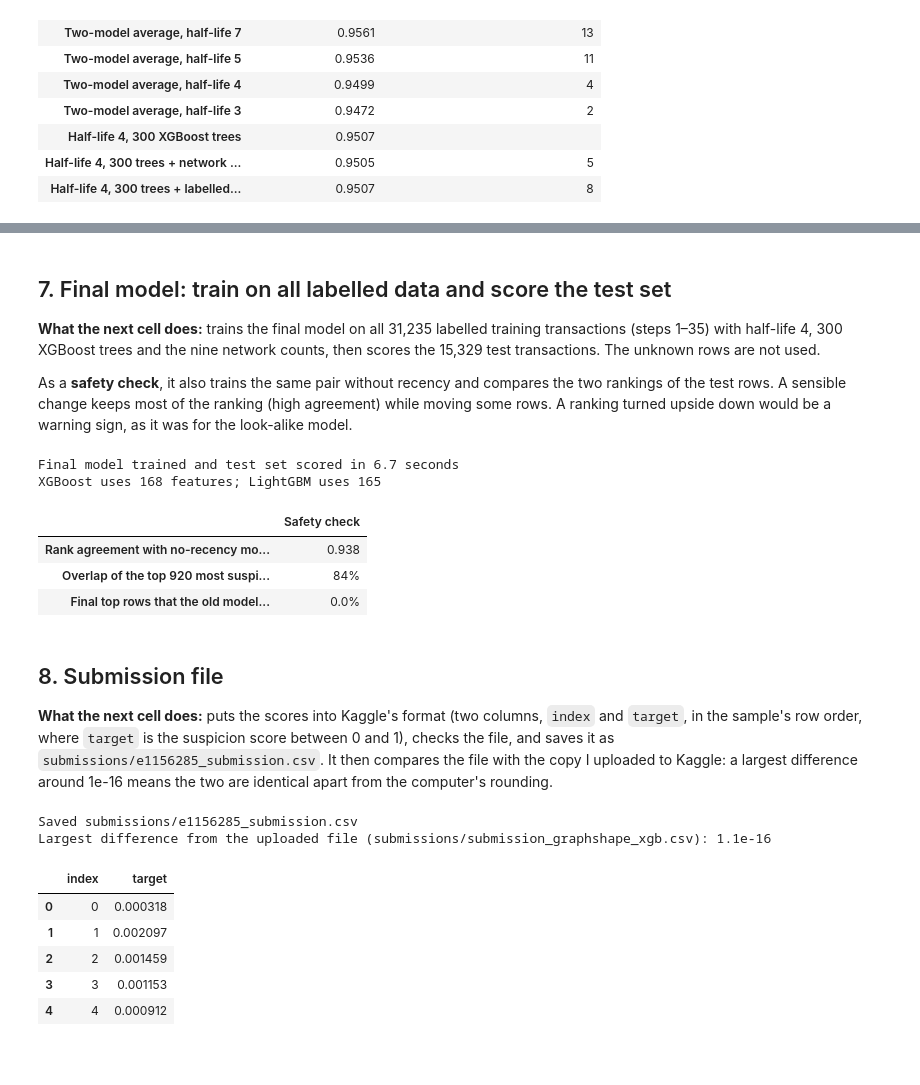
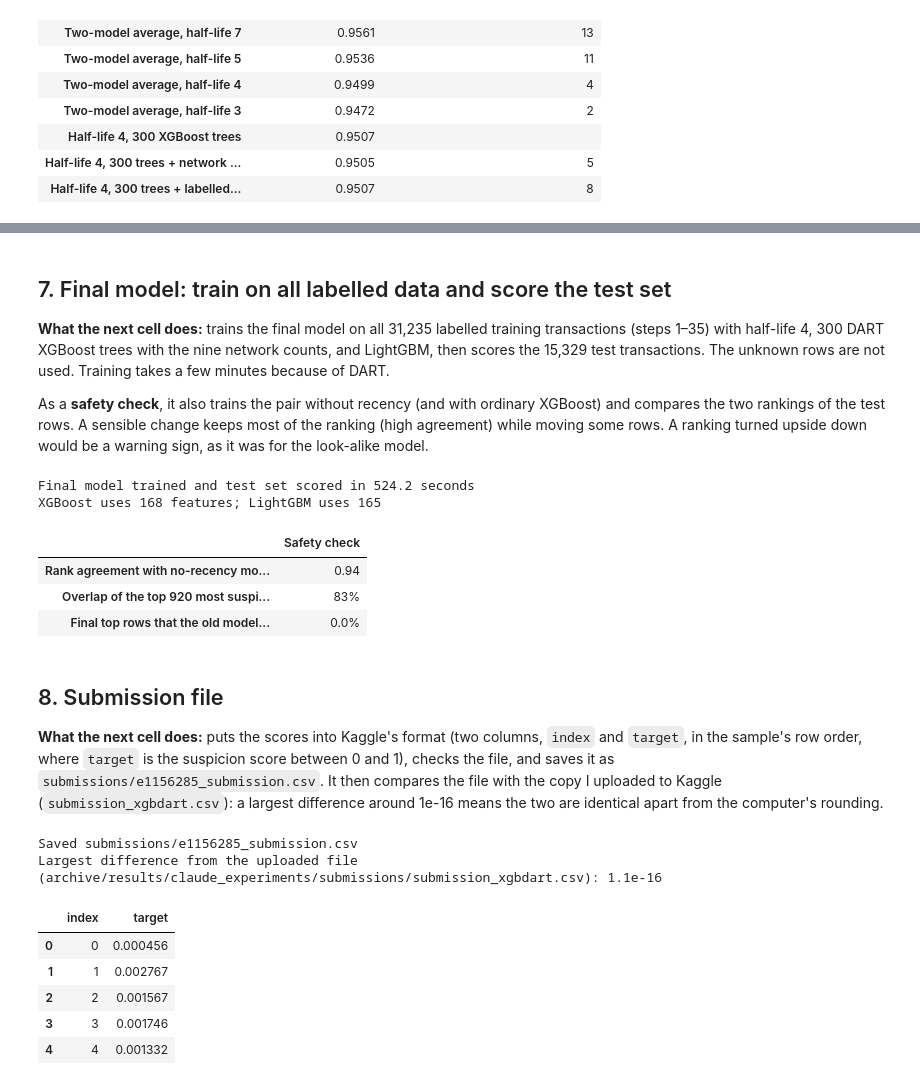
Before and after one commit to melvinloo091/bt4012-bitcoin-fraud-detection, a Jupyter notebook: e1156285.ipynb, the cells around one changed output, grey strips where cells are left out. Drawn from its saved outputs; the diff is of its cells as text; code cells hidden in the pictures; blank space fills up the shorter version.

```diff
--- a/e1156285.ipynb
+++ b/e1156285.ipynb
@@ -78,7 +81,9 @@ SEED = 42             # fixed random seed: same result on every run
 THREADS = 2           # fixed CPU threads: needed to match the uploaded file exactly
 FINAL_HALF_LIFE = 4   # recency strength of the final model (chosen in Section 6)
 FINAL_XGB_TREES = 300  # number of XGBoost trees in the final model (Section 5)
+FINAL_XGB_DART = True   # XGBoost trained with DART boosting (Section 5)
 XGB_EXTRA = "network"  # extra feature group given to XGBoost (Section 4.2): None, "network" or "labelled"
+RUN_DART_EXAMS = False  # re-run the slow DART practice exams in Section 6.1 (about an hour)
 NOTEBOOK_START = time.time()
 
 print("pandas", pd.__version__, "| numpy", np.__version__, "| scipy", scipy.__version__, "| scikit-learn", sklearn.__version__,
@@ -398,11 +406,15 @@ Both models are **gradient boosting** models: they build small decision trees on
 **What the next cell does:** defines the two models with the settings above; a helper, `train_pair`, that trains both on the given rows and averages their scores 50/50; and the simple baseline, logistic regression, which gives each feature a fixed weight and adds them up like a checklist score.
 # %%
-def make_xgb(n_trees=FINAL_XGB_TREES):
-    return XGBClassifier(
+def make_xgb(n_trees=FINAL_XGB_TREES, dart=FINAL_XGB_DART):
+    settings = dict(
         n_estimators=n_trees, learning_rate=0.05, tree_method="hist", grow_policy="lossguide",
         max_depth=0, max_leaves=15, max_bin=127, min_child_weight=1, reg_lambda=1,
         objective="binary:logistic", n_jobs=THREADS, random_state=SEED,
     )
+    if dart:
+        # DART: while each new tree is built, switch off a random 10% of the earlier trees (skipped half the time)
+        settings.update(booster="dart", rate_drop=0.1, skip_drop=0.5, sample_type="uniform", normalize_type="tree")
+    return XGBClassifier(**settings)
 
 
 def make_lgb():
@@ -413,13 +425,13 @@ def make_lgb():
     )
 
 
-def train_pair(rows, half_life=FINAL_HALF_LIFE, xgb_trees=FINAL_XGB_TREES, extra=XGB_EXTRA):
+def train_pair(rows, half_life=FINAL_HALF_LIFE, xgb_trees=FINAL_XGB_TREES, extra=XGB_EXTRA, dart=FINAL_XGB_DART):
     # Train both models on `rows` and return a function that scores new rows.
-    # `extra` names a feature group from Section 4.2 that only XGBoost receives.
+    # `extra` names a feature group from Section 4.2 that only XGBoost receives; `dart` switches XGBoost to DART.
     weights = recency_weights(rows["time_step"], half_life)
     calendar_features = find_calendar_features(rows)   # computed from the training rows only
     xgb_features = [c for c in FEATURES if c not in calendar_features] + EXTRA_GROUPS[extra]
-    xgb = make_xgb(xgb_trees).fit(rows[xgb_features], rows["label"], sample_weight=weights)
+    xgb = make_xgb(xgb_trees, dart).fit(rows[xgb_features], rows["label"], sample_weight=weights)
     lgb = make_lgb().fit(rows[FEATURES], rows["label"], sample_weight=weights)
 
     def score(new_rows):
@@ -553,18 +625,18 @@ Kaggle rises with stronger recency up to a half-life of 4, then falls at 3, wher
 # %% [markdown]
 ## 7. Final model: train on all labelled data and score the test set
 
-**What the next cell does:** trains the final model on all 31,235 labelled training transactions (steps 1–35) with half-life 4, 300 XGBoost trees and the nine network counts, then scores the 15,329 test transactions. The unknown rows are not used.
+**What the next cell does:** trains the final model on all 31,235 labelled training transactions (steps 1–35) with half-life 4, 300 DART XGBoost trees with the nine network counts, and LightGBM, then scores the 15,329 test transactions. The unknown rows are not used. Training takes a few minutes because of DART.
 
-As a **safety check**, it also trains the same pair without recency and compares the two rankings of the test rows. A sensible change keeps most of the ranking (high agreement) while moving some rows. A ranking turned upside down would be a warning sign, as it was for the look-alike model.
+As a **safety check**, it also trains the pair without recency (and with ordinary XGBoost) and compares the two rankings of the test rows. A sensible change keeps most of the ranking (high agreement) while moving some rows. A ranking turned upside down would be a warning sign, as it was for the look-alike model.
 # %%
 start = time.time()
-final_score = train_pair(known)   # half-life FINAL_HALF_LIFE, FINAL_XGB_TREES trees, extra group XGB_EXTRA
+final_score = train_pair(known)   # half-life FINAL_HALF_LIFE, FINAL_XGB_TREES trees, extra group XGB_EXTRA, DART if FINAL_XGB_DART
 test_pred = final_score(test)
 print(f"Final model trained and test set scored in {time.time() - start:.1f} seconds")
 print("XGBoost uses", len(FEATURES) - len(find_calendar_features(known)) + len(EXTRA_GROUPS[XGB_EXTRA]),
       "features; LightGBM uses", len(FEATURES))
 
-no_recency_pred = train_pair(known, half_life=None, extra=None)(test)
+no_recency_pred = train_pair(known, half_life=None, extra=None, dart=False)(test)
 top = int(round(0.06 * len(test)))   # the 6% most suspicious test rows
 rank_final = pd.Series(test_pred).rank(ascending=False)
 rank_old = pd.Series(no_recency_pred).rank(ascending=False)
@@ -575,55 +647,56 @@ safety = {
 }
 pd.Series(safety, name="Safety check").to_frame()
 # %% [output]
-Final model trained and test set scored in 6.7 seconds
+Final model trained and test set scored in 524.2 seconds
 XGBoost uses 168 features; LightGBM uses 165
 |  | Safety check |
-| Rank agreement with no-recency mo... | 0.938 |
-| Overlap of the top 920 most suspi... | 84% |
+| Rank agreement with no-recency mo... | 0.94 |
+| Overlap of the top 920 most suspi... | 83% |
 | Final top rows that the old model... | 0.0% |
 # %% [markdown]
 ## 8. Submission file
 
-**What the next cell does:** puts the scores into Kaggle's format (two columns, `index` and `target`, in the sample's row order, where `target` is the suspicion score between 0 and 1), checks the file, and saves it as `submissions/e1156285_submission.csv`. It then compares the file with the copy I uploaded to Kaggle: a largest difference around 1e-16 means the two are identical apart from the computer's rounding.
+**What the next cell does:** puts the scores into Kaggle's format (two columns, `index` and `target`, in the sample's row order, where `target` is the suspicion score between 0 and 1), checks the file, and saves it as `submissions/e1156285_submission.csv`. It then compares the file with the copy I uploaded to Kaggle (`submission_xgbdart.csv`): a largest difference around 1e-16 means the two are identical apart from the computer's rounding.
 # %%
 submission = sample[["index"]].copy()
 submission["target"] = submission["index"].map(pd.Series(test_pred, index=test["index"]))
 
 assert list(submission.columns) == ["index", "target"]
 assert len(submission) == len(sample) == 15329
 assert submission["index"].equals(sample["index"]), "row order must match the sample submission"
 assert submission["target"].notna().all() and submission["target"].between(0, 1).all()
 
 final_path = OUTPUT_DIR / "e1156285_submission.csv"
 submission.to_csv(final_path, index=False)
 print("Saved", final_path.relative_to(PROJECT_DIR))
 
-# Name of the copy uploaded to Kaggle for each choice of XGB_EXTRA
-UPLOADED = {"network": "submission_graphshape_xgb.csv", None: "submission_half4_long_xgb_300_150_experimental.csv",
-            "labelled": "submission_labnb_xgb.csv"}
+# Name of the copy uploaded to Kaggle for each choice of (XGB_EXTRA, FINAL_XGB_DART)
+UPLOADED = {("network", True): "submission_xgbdart.csv", ("network", False): "submission_graphshape_xgb.csv",
+            (None, False): "submission_half4_long_xgb_300_150_experimental.csv", ("labelled", False): "submission_labnb_xgb.csv"}
 
 
 def compare_with_uploaded(new, file_name):
     # Look for the copy that was uploaded to Kaggle and report the largest difference
     for folder in ["submissions", "archive/results/claude_experiments/submissions", "archive/results/half4_longer_training_results"]:
         uploaded_path = PROJECT_DIR / folder / file_name
         if uploaded_path.exists():
             uploaded = pd.read_csv(uploaded_path)
             gap = (uploaded["target"] - new["target"]).abs().max()
             print(f"Largest difference from the uploaded file ({folder}/{file_name}): {gap:.1e}")
             return gap
     print("Uploaded copy not found; skipped the comparison.")
 
 
-compare_with_uploaded(submission, UPLOADED[XGB_EXTRA])
+if (XGB_EXTRA, FINAL_XGB_DART) in UPLOADED:
+    compare_with_uploaded(submission, UPLOADED[(XGB_EXTRA, FINAL_XGB_DART)])
 submission.head()
 # %% [output]
 Saved submissions/e1156285_submission.csv
-Largest difference from the uploaded file (submissions/submission_graphshape_xgb.csv): 1.1e-16
+Largest difference from the uploaded file (archive/results/claude_experiments/submissions/submission_xgbdart.csv): 1.1e-16
 |  | index | target |
-| 0 | 0 | 0.000318 |
-| 1 | 1 | 0.002097 |
-| 2 | 2 | 0.001459 |
-| 3 | 3 | 0.001153 |
-| 4 | 4 | 0.000912 |
+| 0 | 0 | 0.000456 |
+| 1 | 1 | 0.002767 |
+| 2 | 2 | 0.001567 |
+| 3 | 3 | 0.001746 |
+| 4 | 4 | 0.001332 |
 # %% [markdown]
```
Also changed, not shown: parts of 12 cells of this notebook, 11 other files.
